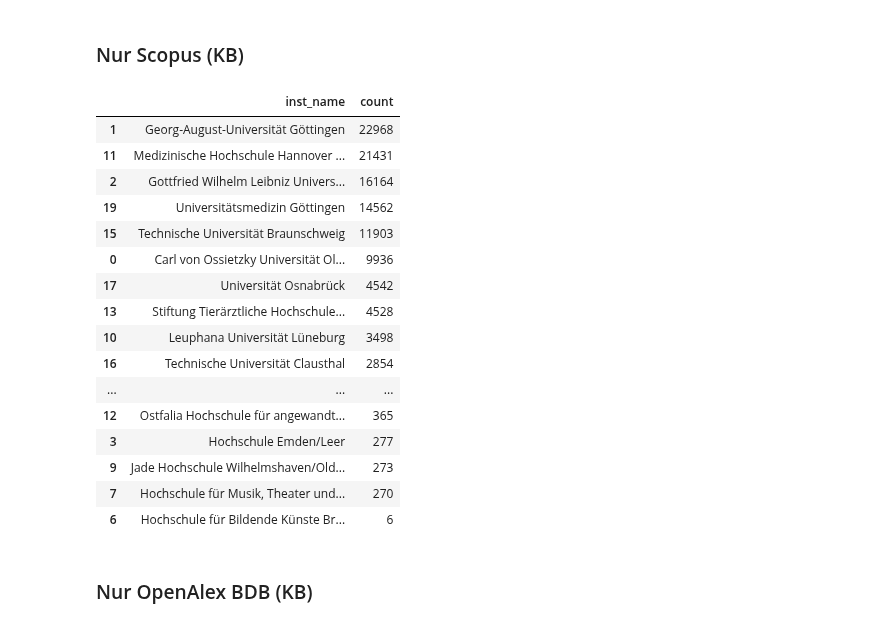
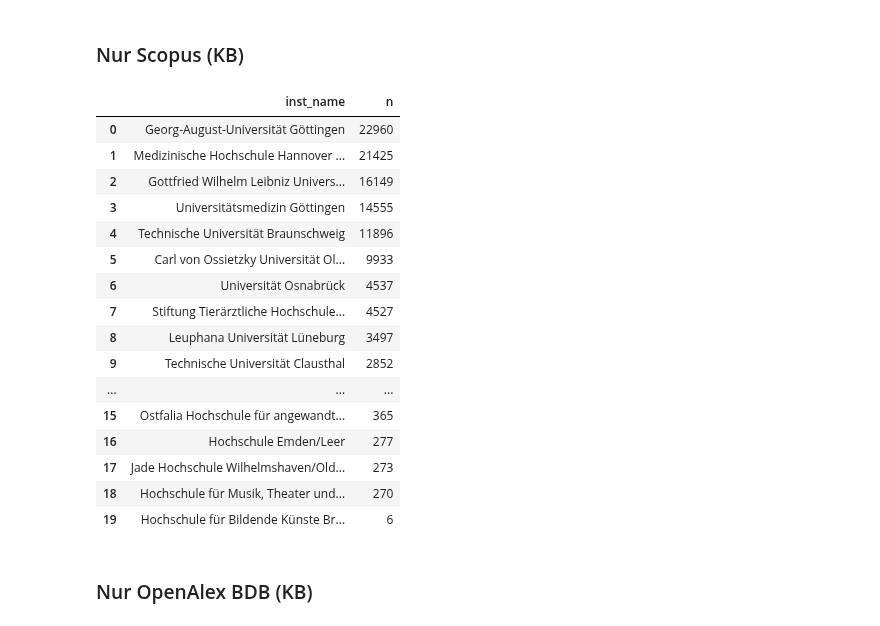
Before and after one commit to naustica/lower_saxony_institutions, a Jupyter notebook: notebooks/Monitoring.ipynb, the cells around one changed output. Drawn from its saved outputs; the diff is of its cells as text; code cells hidden in the pictures.

```diff
--- a/notebooks/Monitoring.ipynb
+++ b/notebooks/Monitoring.ipynb
@@ -380,10 +380,18 @@ port = os.environ['KB_PORT']
 engine = create_engine(f'postgresql://{user}:{pw}@{host}:{port}/{database}')
 # %%
 scp = pd.read_sql("""
-                  SELECT COUNT(DISTINCT(doi)) AS n,
-                  inst_name,
-                  pubyear,
-                  topic
+                  SELECT
+                      inst_name,
+                      COUNT(DISTINCT(doi)) AS n
+                  --pubyear,
+                  --CASE
+                  --	WHEN LEFT(class_code, 2) = '10' THEN 'Multidisciplinary'
+                  --	WHEN LEFT(class_code, 2) in ('11', '13', '24', '28', '30') THEN 'Life Sciences'
+                  --	WHEN LEFT(class_code, 2) in ('12', '14', '18', '20', '32', '33') THEN 'Social Sciences & Humanities'
+                  --	WHEN LEFT(class_code, 2) in ('15', '16', '17', '19', '21', '22', '23', '25', '26', '31') THEN 'Physical Sciences'
+                  --	WHEN LEFT(class_code, 2) in ('27', '29', '34', '35', '36') THEN 'Health Sciences'
+                  --	ELSE 'subject missing'
+                  --END AS topic_domain
                   FROM (
                       SELECT
                           scp.doi,
@@ -392,7 +400,7 @@ scp = pd.read_sql("""
                               ELSE federal_states.inst_name
                           END AS inst_name,
                           scp.pubyear,
-                          scp.class_name AS topic
+                          UNNEST(scp.class_name) AS topic
                       FROM scp_b_202510.items AS scp
                       JOIN scp_b_202510.add_institution_kb_a AS kb_a
                           ON scp.item_id = kb_a.item_id
@@ -415,29 +423,32 @@ scp = pd.read_sql("""
                           )
                           AND pubyear BETWEEN 2016 AND 2025
                   )
-                  GROUP BY inst_name, pubyear, topic
+                  LEFT JOIN scp_b_202510.classification_system AS scp_topic
+                  	  ON topic = scp_topic.class_name
+                  GROUP BY inst_name --pubyear, topic_domain
+                  ORDER BY n DESC
                   """,
                   con=engine)
 # %%
-scp.groupby(['inst_name'])['n'].sum().reset_index(name='count').sort_values(['count'], ascending=False)
+scp
 # %% [output]
-|  | inst_name | count |
-| 1 | Georg-August-Universität Göttingen | 22968 |
-| 11 | Medizinische Hochschule Hannover ... | 21431 |
-| 2 | Gottfried Wilhelm Leibniz Univers... | 16164 |
-| 19 | Universitätsmedizin Göttingen | 14562 |
-| 15 | Technische Universität Braunschweig | 11903 |
-| 0 | Carl von Ossietzky Universität Ol... | 9936 |
-| 17 | Universität Osnabrück | 4542 |
-| 13 | Stiftung Tierärztliche Hochschule... | 4528 |
-| 10 | Leuphana Universität Lüneburg | 3498 |
-| 16 | Technische Universität Clausthal | 2854 |
+|  | inst_name | n |
+| 0 | Georg-August-Universität Göttingen | 22960 |
+| 1 | Medizinische Hochschule Hannover ... | 21425 |
+| 2 | Gottfried Wilhelm Leibniz Univers... | 16149 |
+| 3 | Universitätsmedizin Göttingen | 14555 |
+| 4 | Technische Universität Braunschweig | 11896 |
+| 5 | Carl von Ossietzky Universität Ol... | 9933 |
+| 6 | Universität Osnabrück | 4537 |
+| 7 | Stiftung Tierärztliche Hochschule... | 4527 |
+| 8 | Leuphana Universität Lüneburg | 3497 |
+| 9 | Technische Universität Clausthal | 2852 |
 | ... | ... | ... |
-| 12 | Ostfalia Hochschule für angewandt... | 365 |
-| 3 | Hochschule Emden/Leer | 277 |
-| 9 | Jade Hochschule Wilhelmshaven/Old... | 273 |
-| 7 | Hochschule für Musik, Theater und... | 270 |
-| 6 | Hochschule für Bildende Künste Br... | 6 |
+| 15 | Ostfalia Hochschule für angewandt... | 365 |
+| 16 | Hochschule Emden/Leer | 277 |
+| 17 | Jade Hochschule Wilhelmshaven/Old... | 273 |
+| 18 | Hochschule für Musik, Theater und... | 270 |
+| 19 | Hochschule für Bildende Künste Br... | 6 |
 # %% [markdown]
 ### Nur OpenAlex BDB (KB)
 # %%
```
